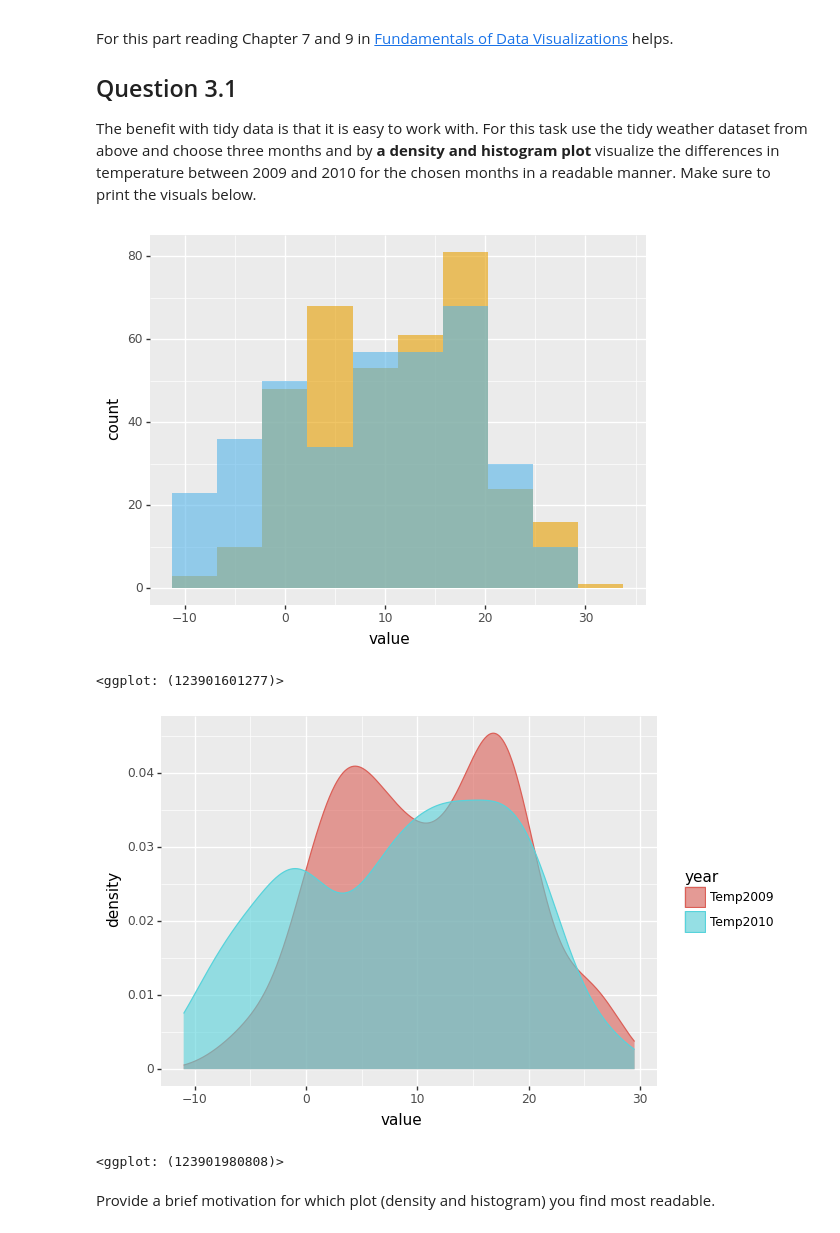
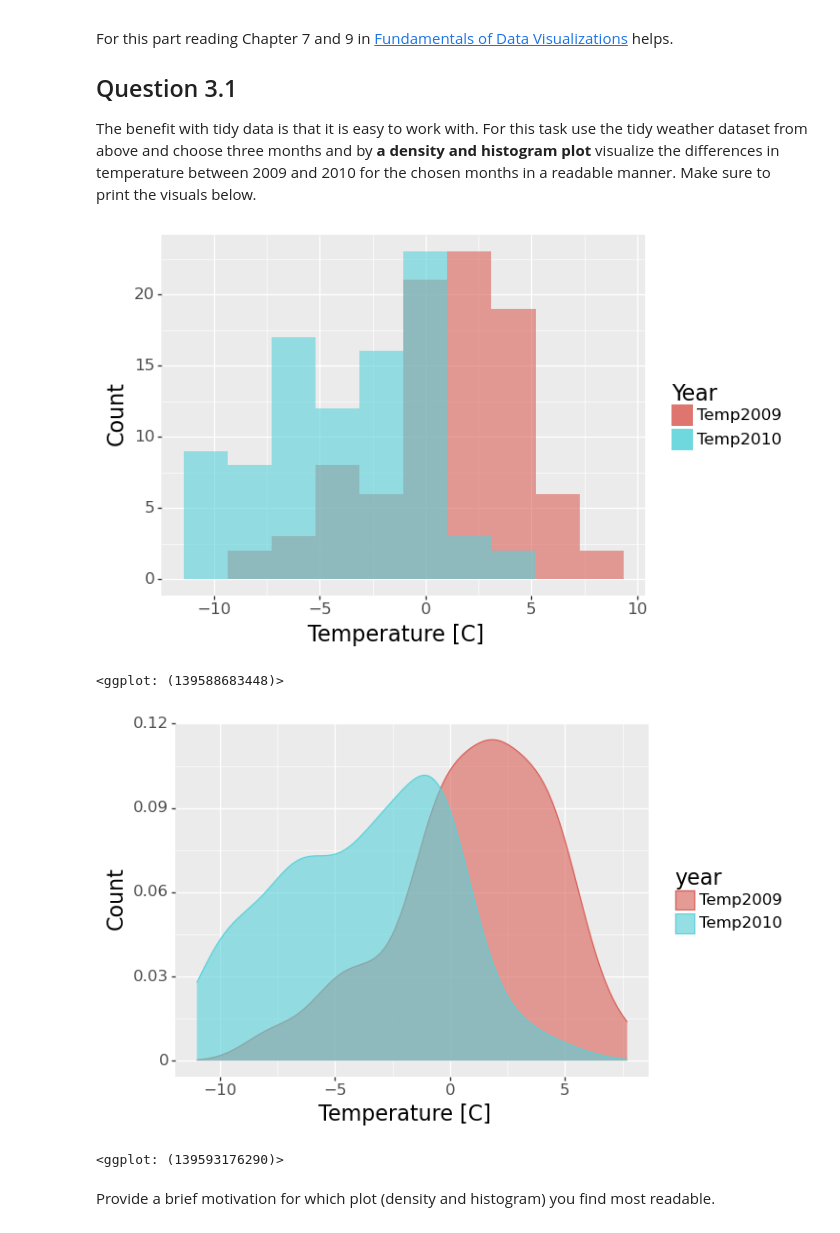
Before and after one commit to AxelEiman/SciVis, a Jupyter notebook: HW1/Homework1.ipynb, the cells around one changed output. Drawn from its saved outputs; the diff is of its cells as text; code cells hidden in the pictures.

```diff
--- a/HW1/Homework1.ipynb
+++ b/HW1/Homework1.ipynb
@@ -33,6 +33,13 @@ from plotnine.data import mtcars # Classic example data set
 cbPalette = ["#E69F00", "#56B4E9", "#009E73",
              "#F0E442", "#0072B2", "#D55E00",
              "#CC79A7", "#999999"]
+
+BASE_HEIGHT = 5
+BASE_WIDTH = 7.0
+
+dir_save = "./Figs/"
+if not os.path.isdir(dir_save):
+    os.mkdir(dir_save)
 # %% [markdown]
 ## Task 1
 
@@ -154,29 +161,54 @@ The benefit with tidy data is that it is easy to work with. For this task use th
 # %%
 # Insert code here for histogram
 %matplotlib inline
 #x1 = weather_tidy.loc[weather_tidy["year"] == "Temp2009"]
 #x2 = weather_tidy.loc[weather_tidy["year"] == "Temp2010"]
 
-(
-ggplot(data = weather_tidy)
-+ geom_histogram(aes(x='value'), fill=cbPalette[0], alpha=0.6, data=x1, bins=10)
-+ geom_histogram(aes(x='value'), fill=cbPalette[1], alpha=0.6, data=x2, bins=10)
+weather_tidy_3 = weather_tidy.query('month in ["Dec", "Jan", "Feb"]')
+#print(weather_tidy_3)
+p = (
+ggplot(weather_tidy_3, aes(x='value', fill='year'))
++ geom_histogram(data=weather_tidy_3.query('year == "Temp2009"'), alpha=0.6, bins=10)
++ geom_histogram(data=weather_tidy_3.query('year == "Temp2010"'), alpha=0.6, bins=10)
++ labs(x='Temperature [C]', y='Count', fill='Year')
++ theme(
+    axis_text=element_text(size=12),
+    axis_title=element_text(size=16),
+    legend_text=element_text(size=12),
+    legend_title=element_text(size=16)
+)
+#+ geom_histogram(fill=cbPalette[1], alpha=0.6, bins=10)
 )
 # Remember to print the visual
+
+p.save("Figs/3.1_hist.png", width=BASE_WIDTH, height=BASE_HEIGHT, dpi=300)
+
+p
 # %% [output]
-[figure, old version]
+[figure, new version]
-<ggplot: (123901601277)>
+<ggplot: (139588683448)>
 # %%
 # Insert code here for density plot
 
 # Remember to print the visual
-(
-    ggplot(weather_tidy, aes(x='value', color='year', fill='year'))
+p = (
+    ggplot(weather_tidy_3, aes(x='value', color='year', fill='year'))
     + geom_density(alpha=0.6)
+    + labs(x='Temperature [C]', y='Count')
+    + theme(
+    axis_text=element_text(size=12),
+    axis_title=element_text(size=16),
+    legend_text=element_text(size=12),
+    legend_title=element_text(size=16)
 )
+)
+
+p.save("Figs/3.1_dens.png", width=BASE_WIDTH, height=BASE_HEIGHT, dpi=300)
+
+p
 # %% [output]
-[figure, old version]
+[figure, new version]
-<ggplot: (123901980808)>
+<ggplot: (139593176290)>
 # %% [markdown]
 Provide a brief motivation for which plot (density and histogram) you find most readable.
 # %% [markdown]
```
Also changed, not shown: parts of 20 cells of this notebook.
